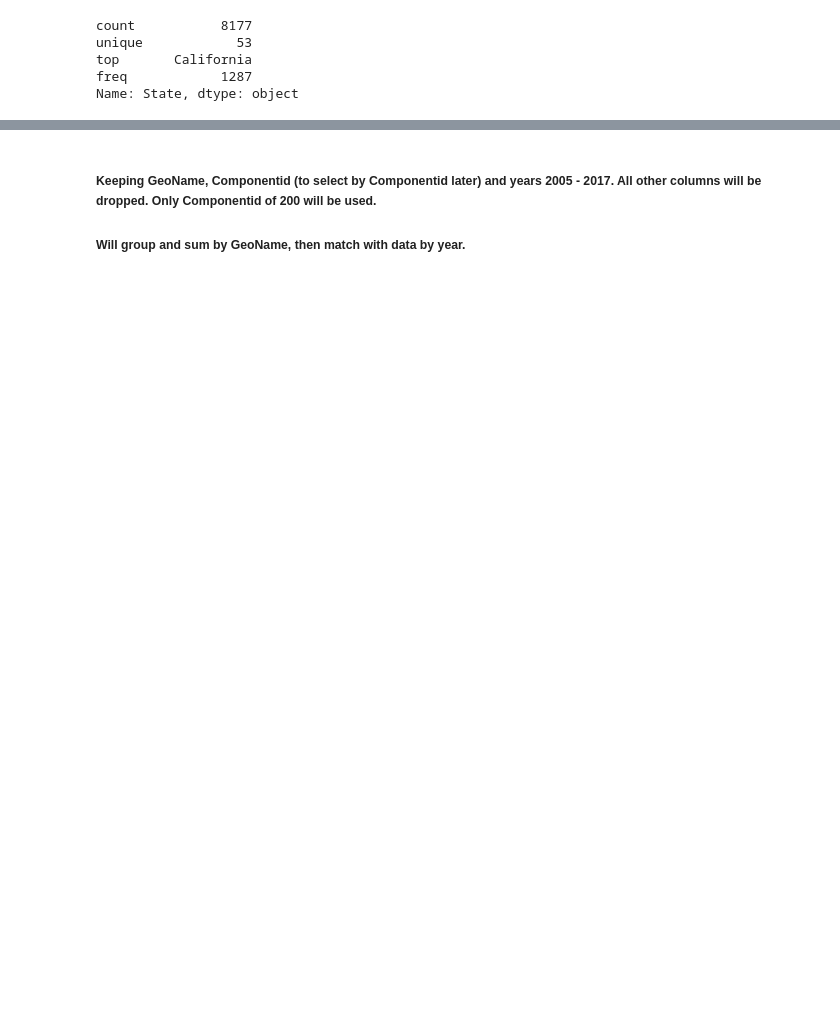
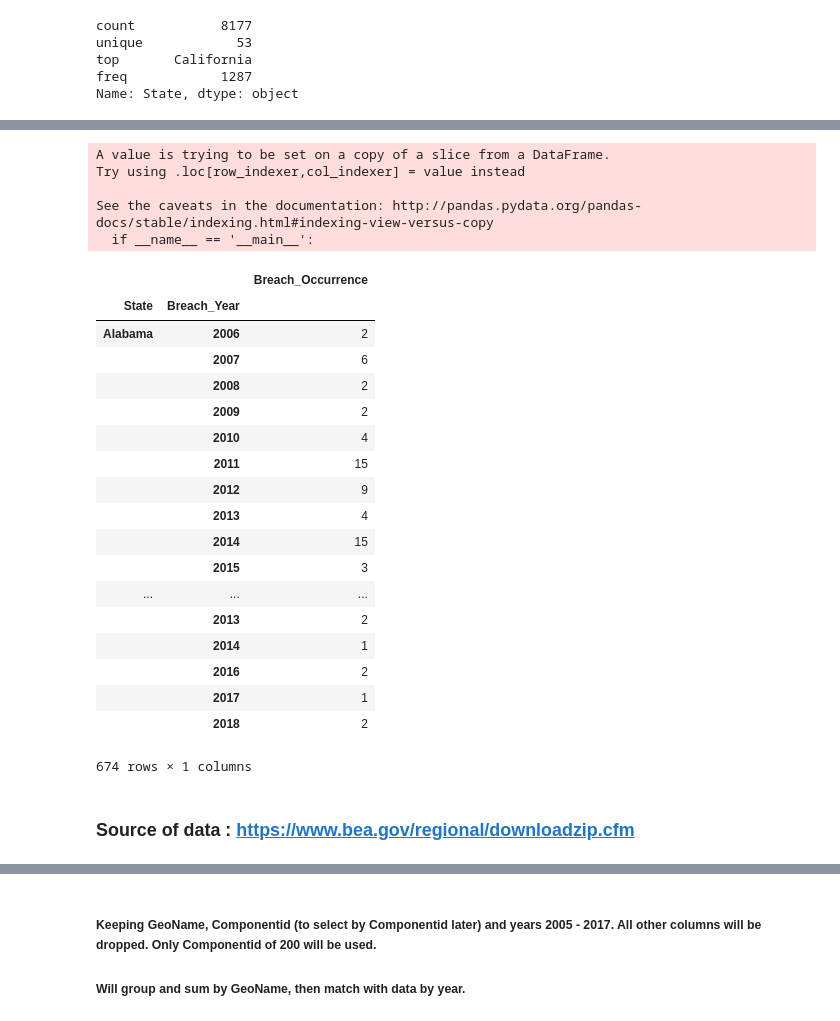
Before and after one commit to dmrod01/Capstone, a Jupyter notebook: Data_Breaches_Cleaning_Transformation.ipynb, the cells around one changed output, grey strips where cells are left out. Cells and saved outputs as stored; diff of their text form; code cells hidden in the pictures; blank space fills up the shorter version.

```diff
--- a/Data_Breaches_Cleaning_Transformation.ipynb
+++ b/Data_Breaches_Cleaning_Transformation.ipynb
@@ -567,0 +577,2 @@ Business questions include comparisons of data breaches in terms of U.S. states.
+# %%
+df_grp = df[['State', 'Breach_Year']]
@@ -588,2 +618,34 @@ df.groupby('State').groups
+# %%
+df_grp['Breach_Occurrence'] = 1
+# %% [output]
+A value is trying to be set on a copy of a slice from a DataFrame.
+Try using .loc[row_indexer,col_indexer] = value instead
+
+See the caveats in the documentation: http://pandas.pydata.org/pandas-docs/stable/indexing.html#indexing-view-versus-copy
+  if __name__ == '__main__':
+# %%
+df_grp.groupby(['State', 'Breach_Year']).count()
+# %% [output]
+|  |  | Breach_Occurrence |
+| State | Breach_Year |  |
+| Alabama | 2006 | 2 |
+|  | 2007 | 6 |
+|  | 2008 | 2 |
+|  | 2009 | 2 |
+|  | 2010 | 4 |
+|  | 2011 | 15 |
+|  | 2012 | 9 |
+|  | 2013 | 4 |
+|  | 2014 | 15 |
+|  | 2015 | 3 |
+| ... | ... | ... |
+|  | 2013 | 2 |
+|  | 2014 | 1 |
+|  | 2016 | 2 |
+|  | 2017 | 1 |
+|  | 2018 | 2 |
+674 rows × 1 columns
+# %% [markdown]
+### Source of data : https://www.bea.gov/regional/downloadzip.cfm
 # %%
 #import gdp data ... open or read the gdp data
```
Also changed, not shown: parts of 34 cells of this notebook, 1 other file.
